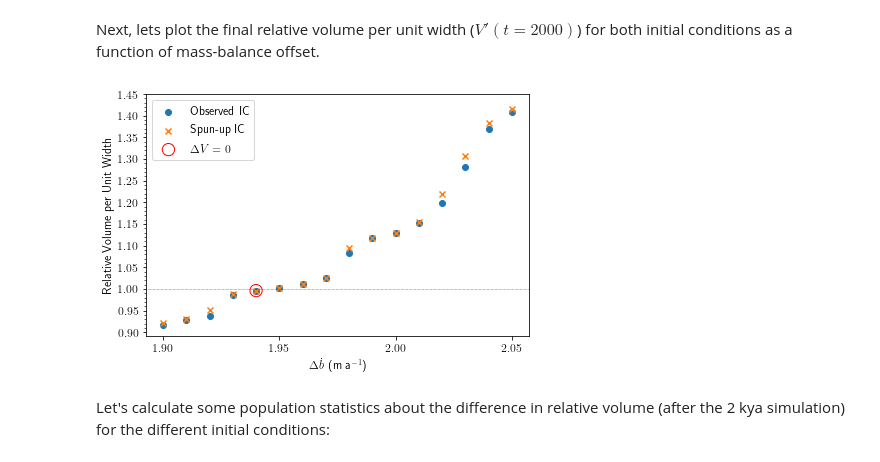
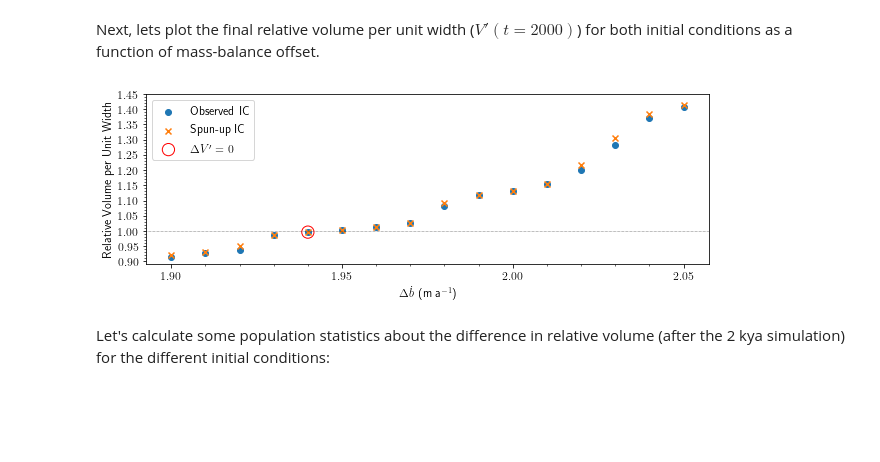
Before and after one commit to andrewdnolan/Harmonic_Beds, a Jupyter notebook: elmer/Notebooks/Hysterisis.ipynb, the cells around one changed output. Drawn from its saved outputs; the diff is of its cells as text; code cells hidden in the pictures; blank space fills up the shorter version.

```diff
--- a/elmer/Notebooks/Hysterisis.ipynb
+++ b/elmer/Notebooks/Hysterisis.ipynb
@@ -113,37 +113,39 @@ cbar.ax.tick_params(labelsize='small')
 # %% [markdown]
 Next, lets plot the final relative volume per unit width ($V'(t=2000)$) for both initial conditions as a function of mass-balance offset.
 # %%
-fig, ax = plt.subplots(1,1, figsize=(6,4), constrained_layout=True)
+fig, ax = plt.subplots(1,1, figsize=(8.5,3), constrained_layout=True)
 
 ax.scatter(OIC_vol.Delta_MB, OIC_vol.isel(t=-1),label='Observed IC')
 ax.scatter(SIC_vol.Delta_MB, SIC_vol.isel(t=-1),label='Spun-up  IC',marker='x')
 
 
 ax.scatter(OIC_vol.isel(Delta_MB=4).Delta_MB,
            OIC_vol.isel(Delta_MB=4).isel(t=-1),
            s=150, edgecolors='r', facecolor='None',
-           label='$\Delta V = 0$')
+           label='$\Delta V\' = 0$')
 
 ax.legend()
 
 ax.axhline(1.0, ls=':', c='k', lw=0.5)
 
 ax.set_ylabel('Relative Volume per Unit Width')
 ax.set_xlabel('$\Delta \dot b$ (m a$^{-1}$)')
 
 # Major ticks every 20, minor ticks every 5
 major_ticks = np.arange(1.90, 2.051, 0.05)
+minor_ticks = np.arange(1.90, 2.051, 0.01)
 ax.set_xticks(major_ticks);
+ax.set_xticks(minor_ticks, minor=True);
 
 major_ticks = np.arange(0.9, 1.50, 0.05)
 minor_ticks = np.arange(0.9, 1.45, 0.01)
 
 ax.set_yticks(major_ticks);
 ax.set_yticks(minor_ticks, minor=True);
 
-fig.savefig('../plots/farinotti_corrected/dx50/hysteresis/V(t=2000).png', dpi=400, bbox_inches='tight', facecolor='w')
+fig.savefig('../plots/farinotti_corrected/dx50/hysteresis/Vol_@2000_hysteresis.pdf')
 # %% [output]
-[figure, old version]
+[figure, new version]
 # %% [markdown]
 Let's calculate some population statistics about the difference in relative volume (after the 2 kya simulation) for the different initial conditions:
 # %%
```
Also changed, not shown: parts of 5 cells of this notebook, 4 other files.
